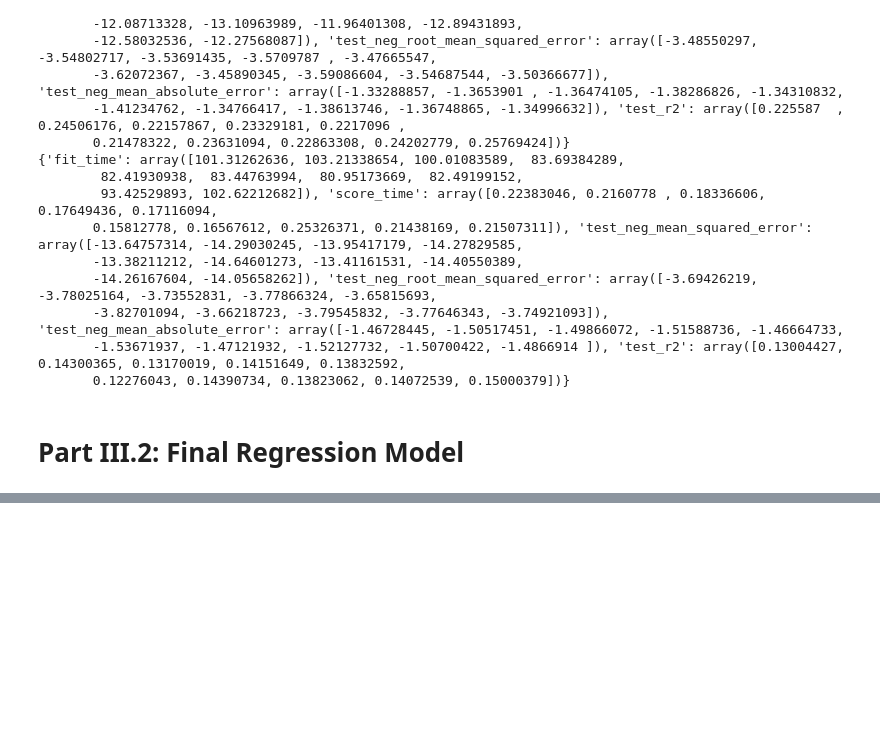
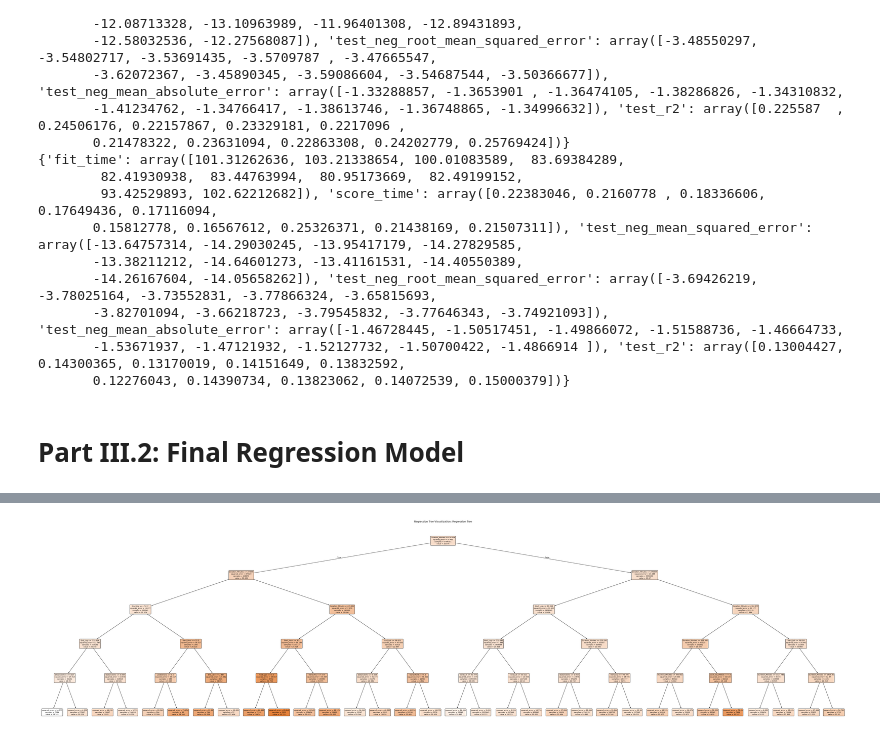
Before and after one commit to Logan-Lutolf/DMKDD-project, a Jupyter notebook: regression.ipynb, the cells around one changed output, grey strips where cells are left out. Drawn from its saved outputs; the diff is of its cells as text; code cells hidden in the pictures; blank space fills up the shorter version.

```diff
--- a/regression.ipynb
+++ b/regression.ipynb
@@ -340,0 +386,16 @@ print(res1)
+# %%
+# 1. Apply the advanced preprocessing to the ENTIRE dataset
+Xp = advanced_preprocessing(X)
+
+# 2. Make everything numeric and fill any leftover NaNs (same median imputation as the CV pipeline)
+Xp = Xp.astype(float)
+Xp = Xp.fillna(Xp.median())
+
+# 3. Fit the final tree
+newdtr = DecisionTreeRegressor(max_depth=5, random_state=0)
+newdtr.fit(Xp, y)
+
+# 4. Visualize, passing the PREPROCESSED column names
+visualize_tree(newdtr, Xp.columns, label="Regression Tree")
+# %% [output]
+[figure, added]
```
Also changed, not shown: parts of 2 cells of this notebook.
